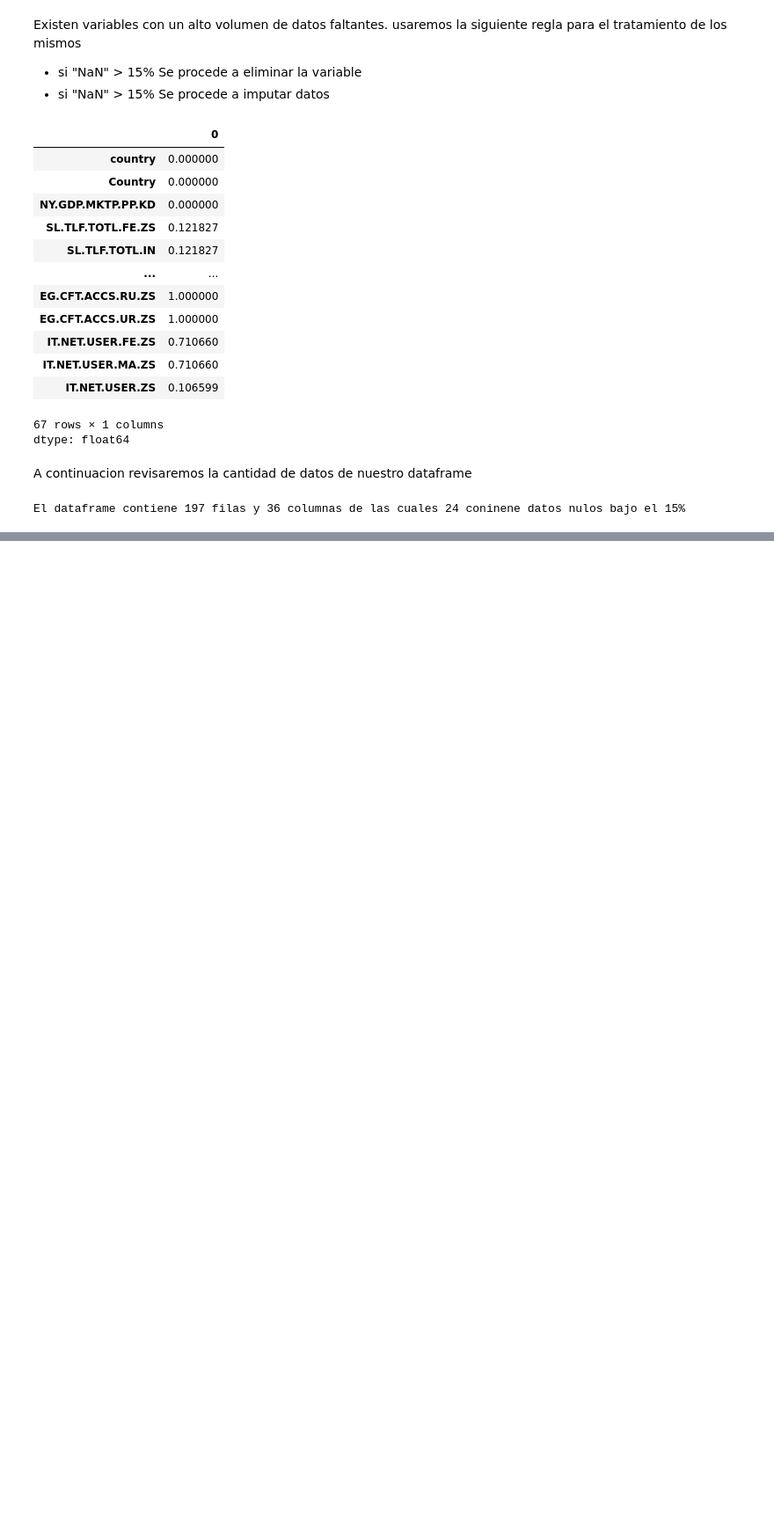
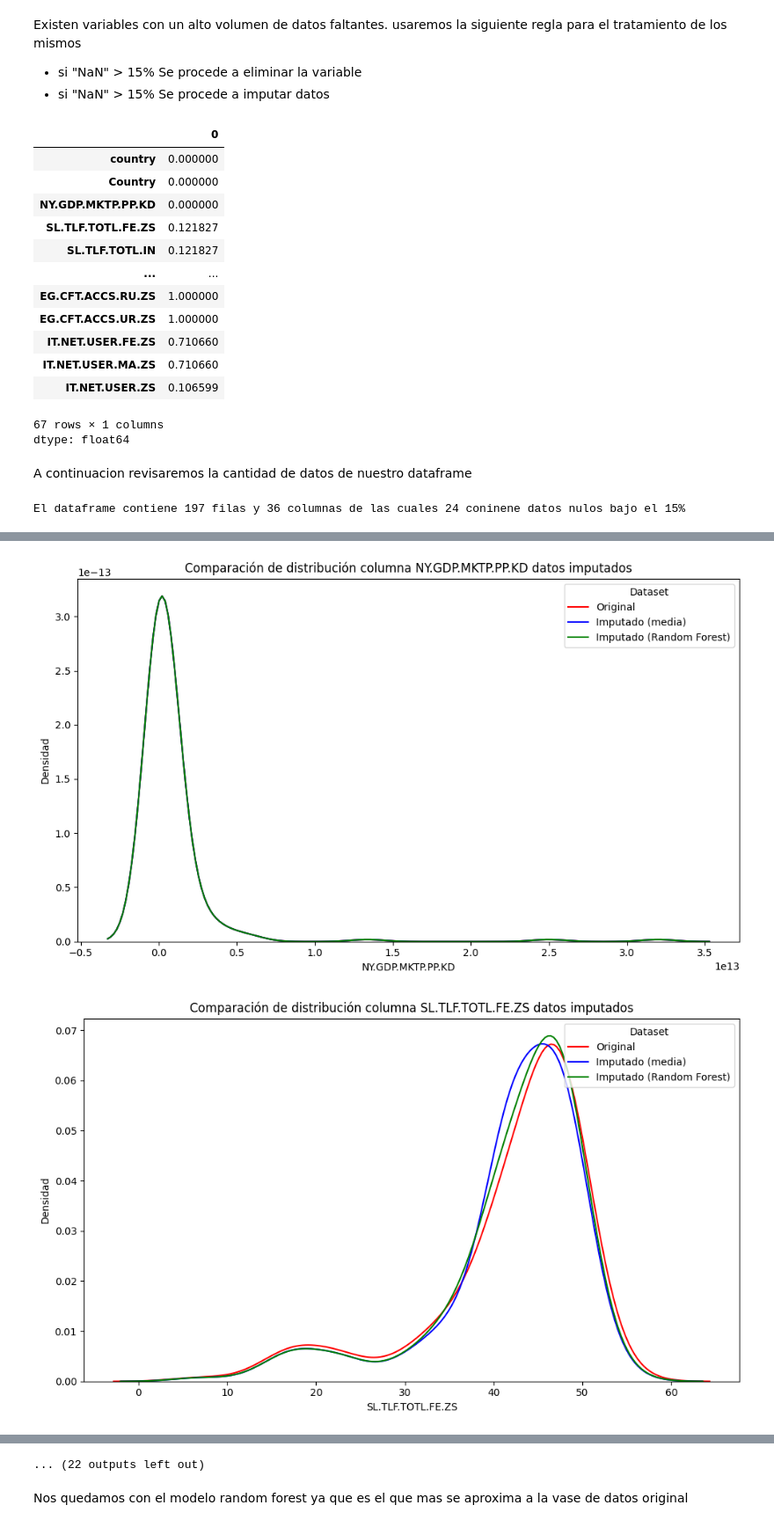
Before and after one commit to rubenpadilla-oss/Portafolio, a Jupyter notebook: examencdde.ipynb, the cells around one changed output, grey strips where cells are left out. Shown at 88% size. Cells and saved outputs as stored; diff of their text form; code cells hidden in the pictures; blank space fills up the shorter version.

```diff
--- a/examencdde.ipynb
+++ b/examencdde.ipynb
@@ -228,0 +250,2 @@ El dataframe contiene 197 filas y 36 columnas de las cuales 24 coninene datos nu
+# %%
+df_wb_limpio = df_wb_limpio.drop(columns = ["country","Country"])
@@ -228,0 +263,5 @@ El dataframe contiene 197 filas y 36 columnas de las cuales 24 coninene datos nu
+# %%
+#imputar por media
+from sklearn.impute import SimpleImputer
+imputer = SimpleImputer(strategy='mean')
+df_wb_media = pd.DataFrame(imputer.fit_transform(df_wb_limpio), columns=df_wb_limpio.columns, index=df_wb_limpio.index)
@@ -228,0 +279,19 @@ El dataframe contiene 197 filas y 36 columnas de las cuales 24 coninene datos nu
+# %%
+#imputacion por Random Forest
+# Activar el modo experimental del IterativeImputer
+from sklearn.experimental import enable_iterative_imputer
+from sklearn.impute import IterativeImputer
+from sklearn.ensemble import RandomForestRegressor
+import pandas as pd
+import numpy as np
+
+df_randomf = df_wb_limpio.copy()
+
+# Instanciar objeto Iterative con RandomForest
+imputer = IterativeImputer(
+    estimator=RandomForestRegressor(n_estimators=10, random_state=42),
+    max_iter=10,
+    random_state=42)
+# Ajustar y transformar
+df_randomf = pd.DataFrame(imputer.fit_transform(df_randomf), columns=df_randomf.columns)
+df_randomf.head()
@@ -228,0 +306,21 @@ El dataframe contiene 197 filas y 36 columnas de las cuales 24 coninene datos nu
+# %%
+import seaborn as sns
+import matplotlib.pyplot as plt
+
+columnas = df_wb_limpio.select_dtypes(include='number').columns
+
+for col in columnas:
+  plt.figure(figsize=(10, 6))
+  sns.kdeplot(data=df_wb_limpio, x= col, label='Original', color='red')
+  sns.kdeplot(data=df_wb_media, x=col, label='Imputado (media)', color='blue')
+  sns.kdeplot(data=df_randomf, x=col, label='Imputado (Random Forest)', color='green')
+
+  plt.legend(title='Dataset', loc='upper right')
+  plt.title(f"Comparación de distribución columna {col} datos imputados")
+  plt.xlabel(col)
+  plt.ylabel("Densidad")
+  plt.tight_layout()
+  plt.show()
+# %% [output]
+[figure, added]
+[figure, added]
@@ -228,0 +337,3 @@ El dataframe contiene 197 filas y 36 columnas de las cuales 24 coninene datos nu
+... (22 outputs left out)
+# %% [markdown]
+Nos quedamos con el modelo random forest ya que es el que mas se aproxima a la vase de datos original
```
Also changed, not shown: parts of 13 cells of this notebook.
